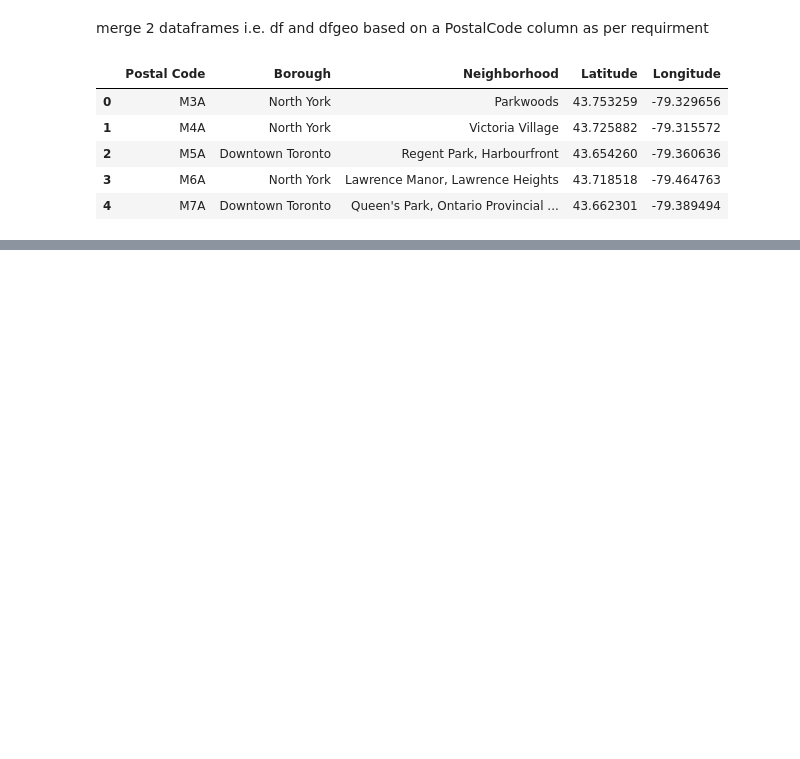
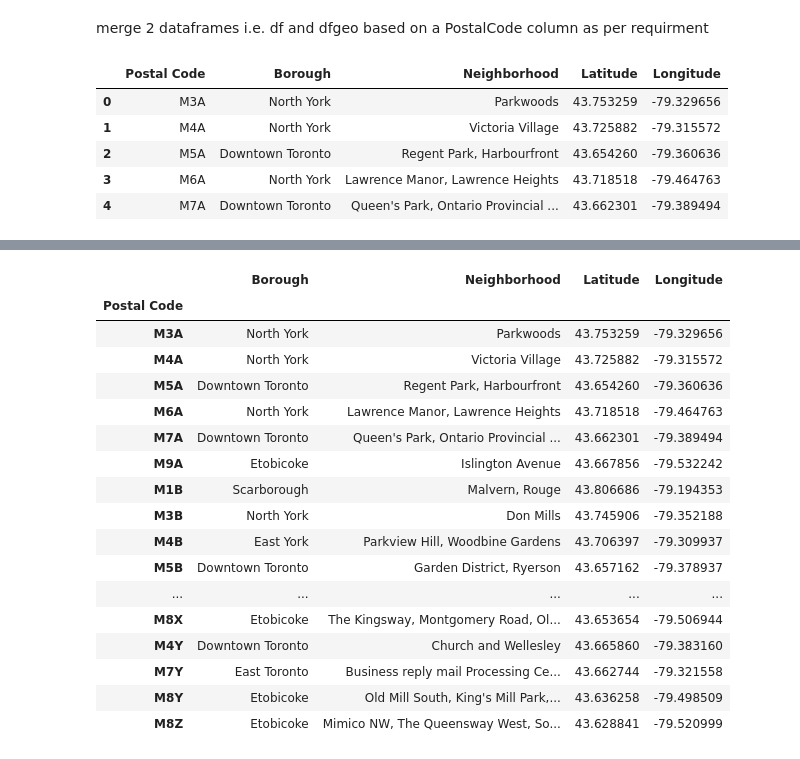
Before and after one commit to pradipmane510/Applied-data-Science-Capstone-project, a Jupyter notebook: Segmenting and Clustering Neighborhoods in Toronto.ipynb, the cells around one changed output, grey strips where cells are left out. Saved outputs shown, nothing was run; the diff lists cells and outputs as text; code cells hidden in the pictures; blank space fills up the shorter version.

```diff
--- a/Segmenting and Clustering Neighborhoods in Toronto.ipynb
+++ b/Segmenting and Clustering Neighborhoods in Toronto.ipynb
@@ -117,0 +191,3 @@ df2.head()
+# %%
+results = requests.get(url).json()
+results
@@ -117,0 +240,16 @@ df2.head()
+# %%
+venues = results['response']['groups'][0]['items']
+
+nearby_venues = json_normalize(venues) # flatten JSON
+
+# filter columns
+filtered_columns = ['venue.name', 'venue.categories', 'venue.location.lat', 'venue.location.lng']
+nearby_venues =nearby_venues.loc[:, filtered_columns]
+
+# filter the category for each row
+nearby_venues['venue.categories'] = nearby_venues.apply(get_category_type, axis=1)
+
+# clean columns
+nearby_venues.columns = [col.split(".")[-1] for col in nearby_venues.columns]
+
+nearby_venues.head()
@@ -117,0 +267,61 @@ df2.head()
+# %%
+def getNearbyVenues(names, latitudes, longitudes, radius=500):
+
+    venues_list=[]
+    for name, lat, lng in zip(names, latitudes, longitudes):
+        print(name)
+
+        # create the API request URL
+        url = 'https://api.foursquare.com/v2/venues/explore?&client_id={}&client_secret={}&v={}&ll={},{}&radius={}&limit={}'.format(
+            CLIENT_ID,
+            CLIENT_SECRET,
+            VERSION,
+            lat,
+            lng,
+            radius,
+            LIMIT)
+
+        # make the GET request
+        results = requests.get(url).json()["response"]['groups'][0]['items']
+
+        # return only relevant information for each nearby venue
+        venues_list.append([(
+            name,
+            lat,
+            lng,
+            v['venue']['name'],
+            v['venue']['location']['lat'],
+            v['venue']['location']['lng'],
+            v['venue']['categories'][0]['name']) for v in results])
+
+    nearby_venues = pd.DataFrame([item for venue_list in venues_list for item in venue_list])
+    nearby_venues.columns = ['Neighborhood',
+                  'Neighborhood Latitude',
+                  'Neighborhood Longitude',
+                  'Venue',
+                  'Venue Latitude',
+                  'Venue Longitude',
+                  'Venue Category']
+
+    return(nearby_venues)
+
+df2
+# %% [output]
+|  | Borough | Neighborhood | Latitude | Longitude |
+| Postal Code |  |  |  |  |
+| M3A | North York | Parkwoods | 43.753259 | -79.329656 |
+| M4A | North York | Victoria Village | 43.725882 | -79.315572 |
+| M5A | Downtown Toronto | Regent Park, Harbourfront | 43.654260 | -79.360636 |
+| M6A | North York | Lawrence Manor, Lawrence Heights | 43.718518 | -79.464763 |
+| M7A | Downtown Toronto | Queen's Park, Ontario Provincial ... | 43.662301 | -79.389494 |
+| M9A | Etobicoke | Islington Avenue | 43.667856 | -79.532242 |
+| M1B | Scarborough | Malvern, Rouge | 43.806686 | -79.194353 |
+| M3B | North York | Don Mills | 43.745906 | -79.352188 |
+| M4B | East York | Parkview Hill, Woodbine Gardens | 43.706397 | -79.309937 |
+| M5B | Downtown Toronto | Garden District, Ryerson | 43.657162 | -79.378937 |
+| ... | ... | ... | ... | ... |
+| M8X | Etobicoke | The Kingsway, Montgomery Road, Ol... | 43.653654 | -79.506944 |
+| M4Y | Downtown Toronto | Church and Wellesley | 43.665860 | -79.383160 |
+| M7Y | East Toronto | Business reply mail Processing Ce... | 43.662744 | -79.321558 |
+| M8Y | Etobicoke | Old Mill South, King's Mill Park,... | 43.636258 | -79.498509 |
+| M8Z | Etobicoke | Mimico NW, The Queensway West, So... | 43.628841 | -79.520999 |
```
Also changed, not shown: parts of 24 cells of this notebook.
